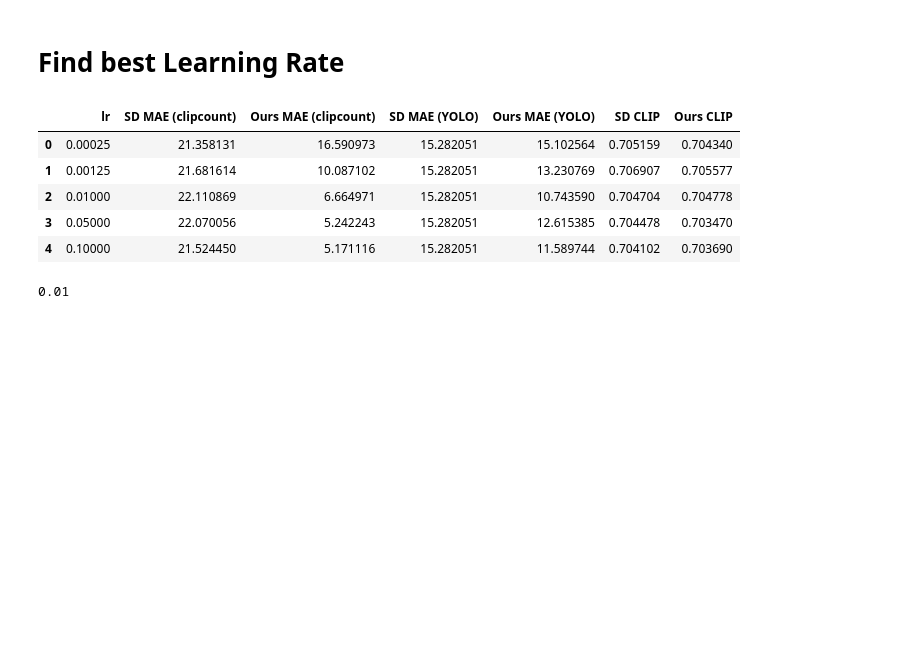
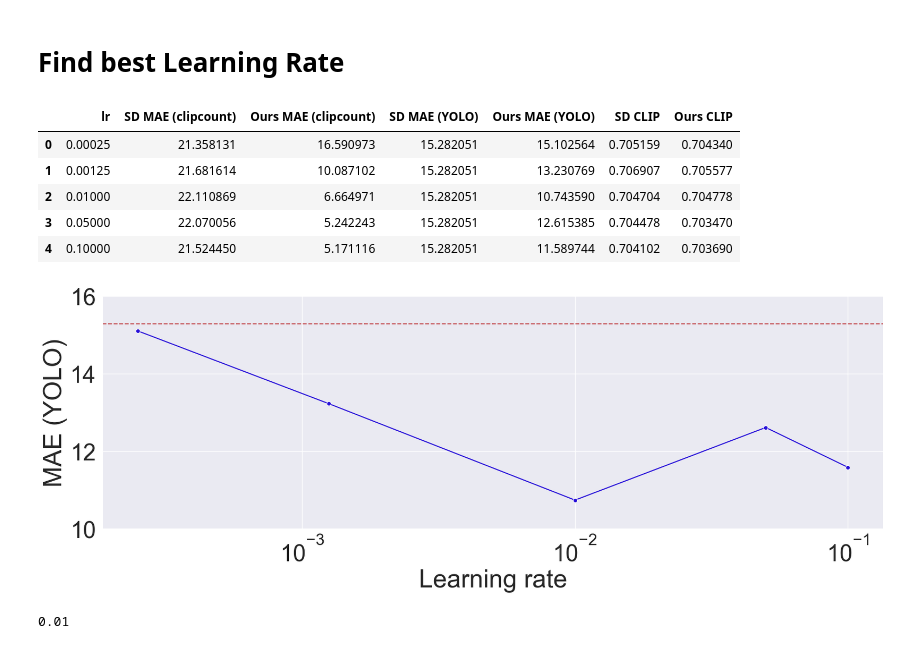
Before and after one commit to ozzafar/discriminative_class_tokens_for_counting, a Jupyter notebook: notebooks/evaluate_results.ipynb, the cells around one changed output. Cells and saved outputs as stored; diff of their text form; code cells hidden in the pictures; blank space fills up the shorter version.

Commit message:
export figures for paper

```diff
--- a/notebooks/evaluate_results.ipynb
+++ b/notebooks/evaluate_results.ipynb
@@ -41,6 +35,33 @@ all_lrs
 | 2 | 0.01000 | 22.110869 | 6.664971 | 15.282051 | 10.743590 | 0.704704 | 0.704778 |
 | 3 | 0.05000 | 22.070056 | 5.242243 | 15.282051 | 12.615385 | 0.704478 | 0.703470 |
 | 4 | 0.10000 | 21.524450 | 5.171116 | 15.282051 | 11.589744 | 0.704102 | 0.703690 |
+# %%
+ours_maes = []
+sd_mae = None
+
+for i, lr in enumerate(lrs):
+    df = all_lrs.loc[i]
+    ours_maes.append(df['Ours MAE (YOLO)'].mean())
+    sd_mae = df['SD MAE (YOLO)'].mean()
+
+plt.figure(figsize=(20, 6))
+plt.xlabel('Learning rate')
+plt.ylabel('MAE (YOLO)')
+# plt.title('Learning rate vs MAE')
+
+# Create a scatter plot
+sns.set(style="whitegrid", font_scale=3)
+sns_plot = sns.lineplot(x=lrs, y=ours_maes, marker='o', linestyle='-', color='#270fd9')
+sns_plot.set_xscale('log')
+sns_plot.set_ylim(10, 16)
+
+plt.axhline(y=sd_mae, color='r', linestyle='--')
+
+# Show the plot
+plt.savefig('../figures/lr_vs_mae.png', dpi=300, bbox_inches='tight')
+plt.show()
+# %% [output]
+[figure, added]
 # %%
 best_lr_index = all_lrs["Ours MAE (YOLO)"].idxmin()
 best_lr = lrs[best_lr_index]
```
Also changed, not shown: parts of 8 cells of this notebook, 13 other files.
